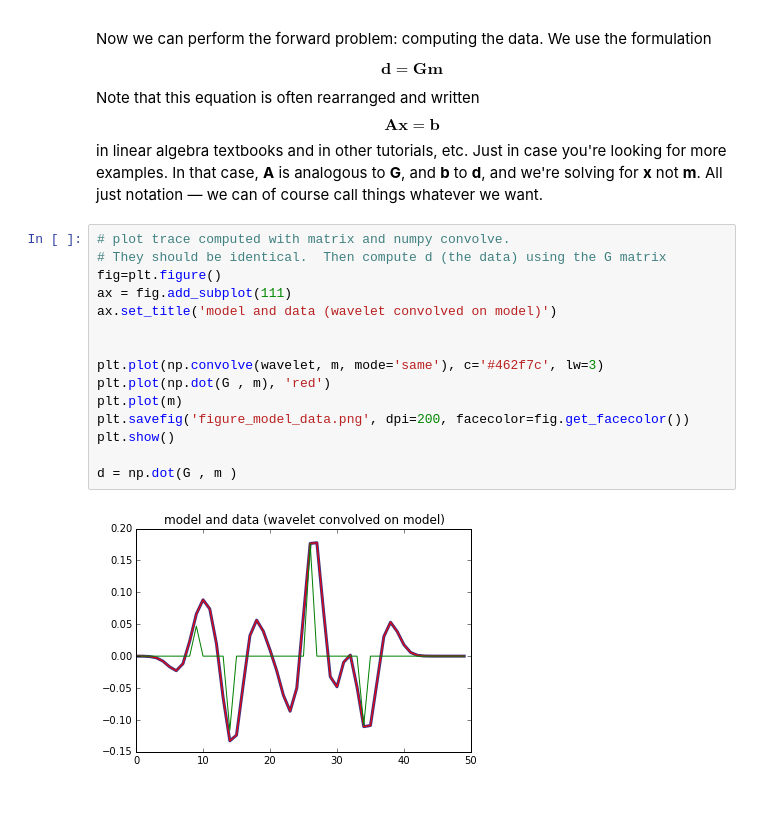
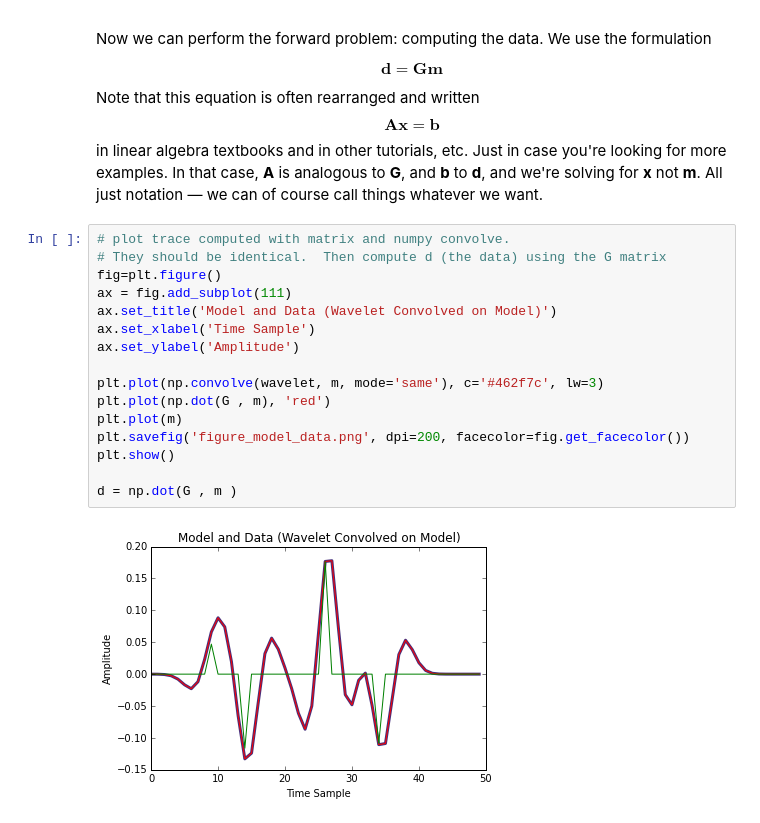
Before and after one commit to kschleicher/seg_ww_2017, a Jupyter notebook: results/schleicher/conjugate_gradient.ipynb, the cells around one changed output. Drawn from its saved outputs; the diff is of its cells as text.

```diff
--- a/results/schleicher/conjugate_gradient.ipynb
+++ b/results/schleicher/conjugate_gradient.ipynb
@@ -125,20 +137,21 @@ Note that this equation is often rearranged and written $$ \mathbf{Ax} = \mathbf
 # %%
 # plot trace computed with matrix and numpy convolve.
 # They should be identical.  Then compute d (the data) using the G matrix
 fig=plt.figure()
 ax = fig.add_subplot(111)
-ax.set_title('model and data (wavelet convolved on model)')
-
+ax.set_title('Model and Data (Wavelet Convolved on Model)')
+ax.set_xlabel('Time Sample')
+ax.set_ylabel('Amplitude')
 
 plt.plot(np.convolve(wavelet, m, mode='same'), c='#462f7c', lw=3)
 plt.plot(np.dot(G , m), 'red')
 plt.plot(m)
 plt.savefig('figure_model_data.png', dpi=200, facecolor=fig.get_facecolor())
 plt.show()
 
 d = np.dot(G , m )
 # %% [output]
-[figure, old version]
+[figure, new version]
 # %%
 # define the Claerbout style convolution function that has switches
 # for add and adj
```
Also changed, not shown: parts of 14 cells of this notebook.
